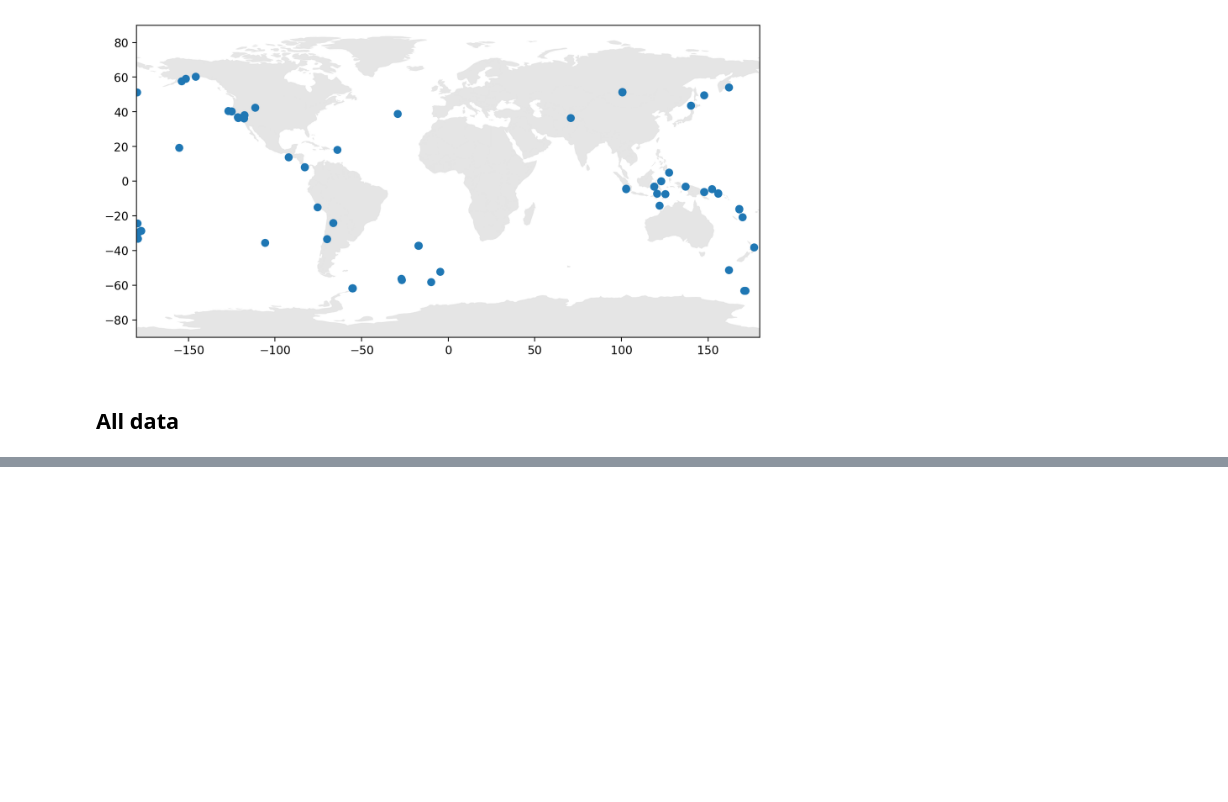
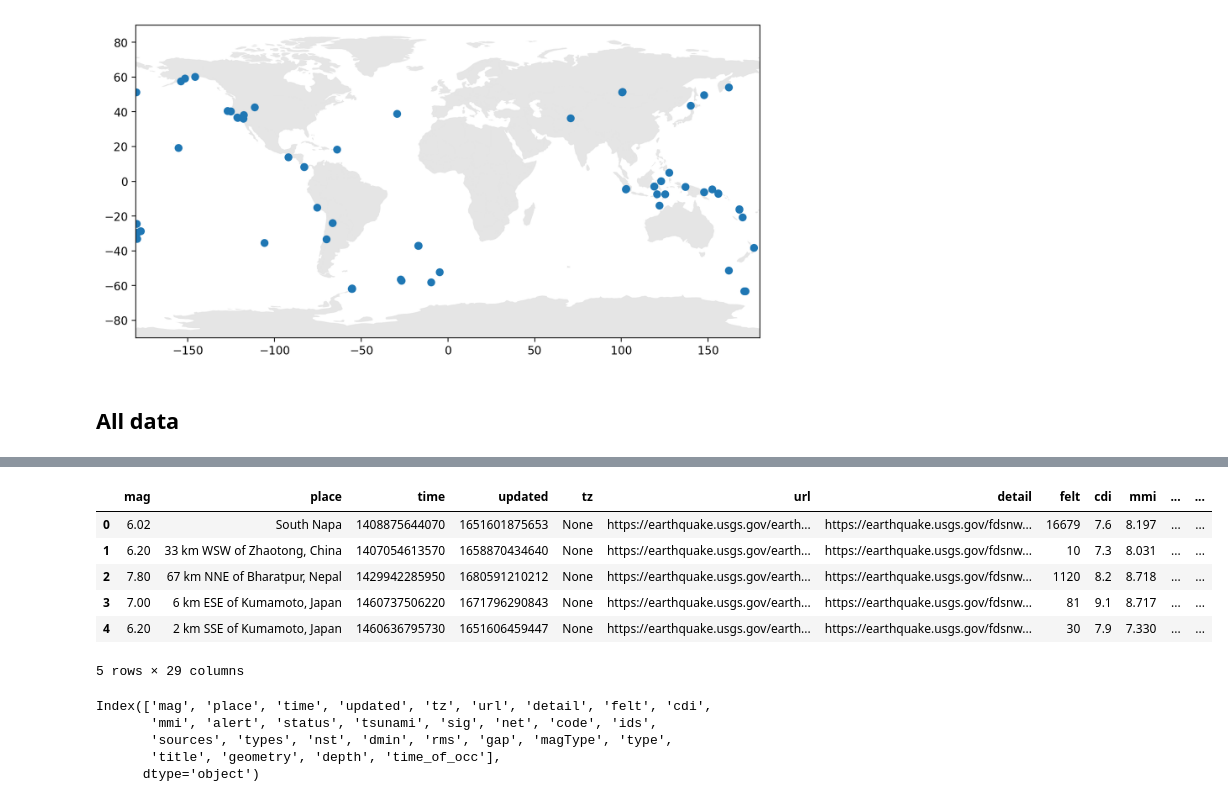
Before and after one commit to ACCESS-Cloud-Based-InSAR/access-assorted-notebooks, a Jupyter notebook: marshak/2022_05/1_USGS_Earthquake_Requests.ipynb, the cells around one changed output, grey strips where cells are left out. Saved outputs shown, nothing was run; the diff lists cells and outputs as text; code cells hidden in the pictures; blank space fills up the shorter version.

```diff
--- a/marshak/2022_05/1_USGS_Earthquake_Requests.ipynb
+++ b/marshak/2022_05/1_USGS_Earthquake_Requests.ipynb
@@ -154,0 +171,18 @@ Text(1232.023950586513, 0.5, 'Latitude')
+# %%
+df_f.head()
+# %% [output]
+|  | mag | place | time | updated | tz | url | detail | felt | cdi | mmi | ... | ... |
+| 0 | 6.02 | South Napa | 1408875644070 | 1651601875653 | None | https://earthquake.usgs.gov/earth... | https://earthquake.usgs.gov/fdsnw... | 16679 | 7.6 | 8.197 | ... | ... |
+| 1 | 6.20 | 33 km WSW of Zhaotong, China | 1407054613570 | 1658870434640 | None | https://earthquake.usgs.gov/earth... | https://earthquake.usgs.gov/fdsnw... | 10 | 7.3 | 8.031 | ... | ... |
+| 2 | 7.80 | 67 km NNE of Bharatpur, Nepal | 1429942285950 | 1680591210212 | None | https://earthquake.usgs.gov/earth... | https://earthquake.usgs.gov/fdsnw... | 1120 | 8.2 | 8.718 | ... | ... |
+| 3 | 7.00 | 6 km ESE of Kumamoto, Japan | 1460737506220 | 1671796290843 | None | https://earthquake.usgs.gov/earth... | https://earthquake.usgs.gov/fdsnw... | 81 | 9.1 | 8.717 | ... | ... |
+| 4 | 6.20 | 2 km SSE of Kumamoto, Japan | 1460636795730 | 1651606459447 | None | https://earthquake.usgs.gov/earth... | https://earthquake.usgs.gov/fdsnw... | 30 | 7.9 | 7.330 | ... | ... |
+5 rows × 29 columns
+# %%
+df_f.columns
+# %% [output]
+Index(['mag', 'place', 'time', 'updated', 'tz', 'url', 'detail', 'felt', 'cdi',
+       'mmi', 'alert', 'status', 'tsunami', 'sig', 'net', 'code', 'ids',
+       'sources', 'types', 'nst', 'dmin', 'rms', 'gap', 'magType', 'type',
+       'title', 'geometry', 'depth', 'time_of_occ'],
+      dtype='object')
```
Also changed, not shown: parts of 12 cells of this notebook.
